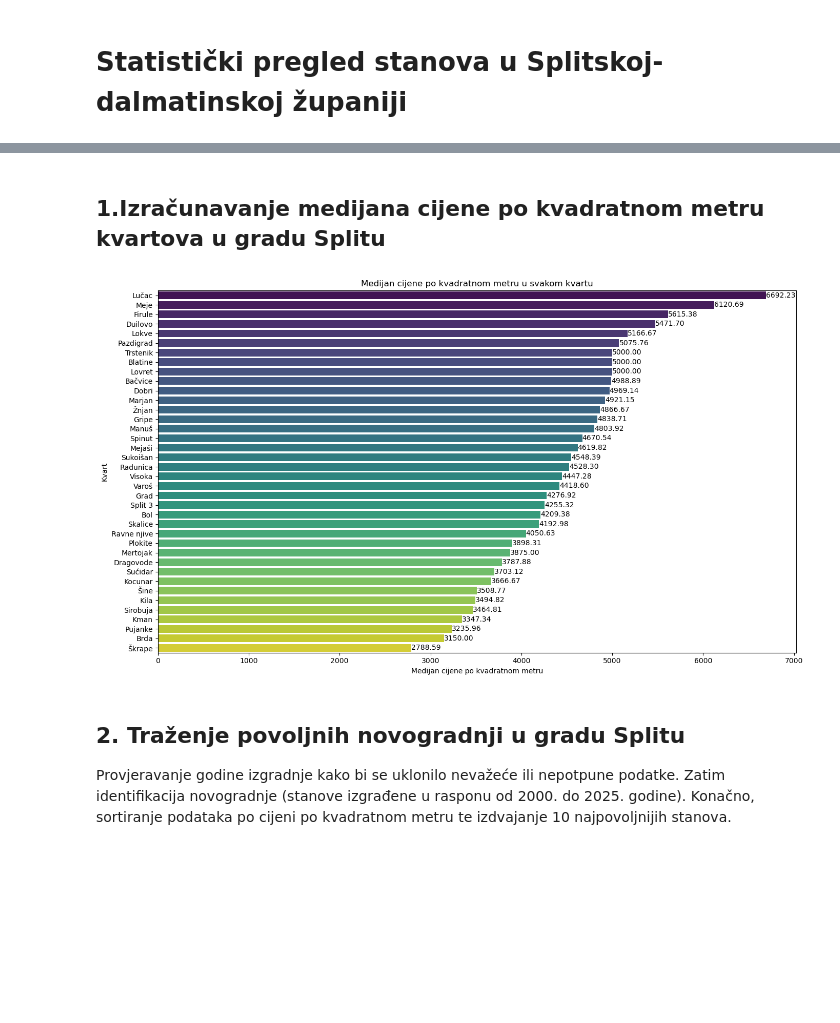
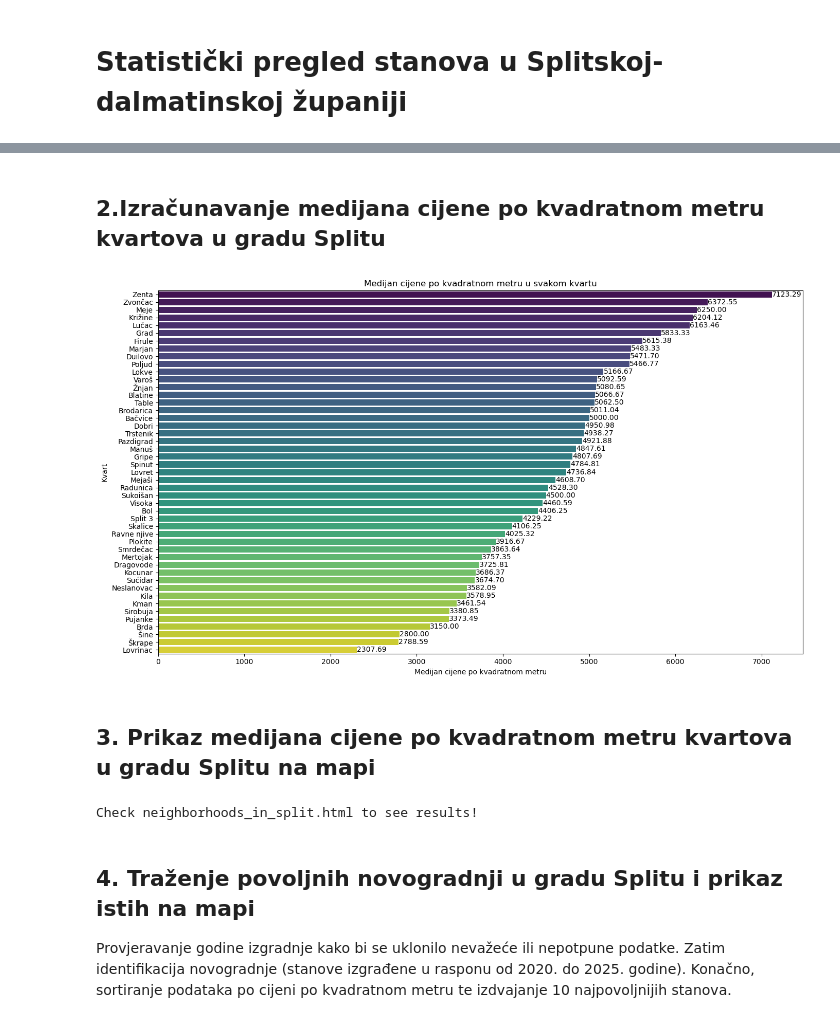
Before and after one commit to ikojun00/njuskalo-web-scraper, a Jupyter notebook: proba.ipynb, the cells around one changed output, grey strips where cells are left out. Drawn from its saved outputs; the diff is of its cells as text; code cells hidden in the pictures; blank space fills up the shorter version.

```diff
--- a/proba.ipynb
+++ b/proba.ipynb
@@ -25,14 +23,9 @@ na osi Y su nazivi županija. Grafički prikaz omogućuje usporedbu medijan cije
 # %%
 df['Price per sqm'] = df['Price'] / df['Living area']
-county_counts = df['County'].value_counts()
-
-valid_counties = county_counts[county_counts >= 100].index
-df_filtered = df[df['County'].isin(valid_counties)]
-
-median_price_per_sqm_county = df_filtered.groupby('County')['Price per sqm'].median().sort_values(ascending=False)
+median_price_per_sqm_county = df.groupby('County')['Price per sqm'].median().sort_values(ascending=False)
 
 plt.figure(figsize=(14, 8))
-sns.barplot(x=median_price_per_sqm_county.values, y=median_price_per_sqm_county.index, palette='viridis')
+sns.barplot(x=median_price_per_sqm_county.values, y=median_price_per_sqm_county.index, palette='rocket')
 for index, value in enumerate(median_price_per_sqm_county.values):
     plt.text(value, index, f'{value:.2f}', ha='left', va='center', color='black', fontsize=10)
 plt.xlabel('Medijan cijene po kvadratnom metru')
@@ -251,0 +247,13 @@ plt.show()
+# %%
+data = df[df['County'] == 'Splitsko-dalmatinska']
+median_price_per_sqm_city = data.groupby('City')['Price per sqm'].median().sort_values(ascending=False)
+
+plt.figure(figsize=(14, 8))
+sns.barplot(x=median_price_per_sqm_city.values, y=median_price_per_sqm_city.index, palette='rocket')
+for index, value in enumerate(median_price_per_sqm_city.values):
+    plt.text(value, index, f'{value:.2f}', ha='left', va='center', color='black', fontsize=10)
+plt.xlabel('Medijan cijene po kvadratnom metru')
+plt.ylabel('Grad')
+plt.title('Medijan cijene po kvadratnom metru u svakom gradu')
+plt.tight_layout()
+plt.show()
@@ -252,27 +262,57 @@ plt.show()
 # %% [markdown]
-## 1.Izračunavanje medijana cijene po kvadratnom metru kvartova u gradu Splitu
+## 2.Izračunavanje medijana cijene po kvadratnom metru kvartova u gradu Splitu
 # %%
 split_data = df[df['City'] == 'Split']
-neighborhood_counts = split_data['Neighborhood'].value_counts()
-
-valid_neighborhoods = neighborhood_counts[neighborhood_counts >= 5].index
-df_filtered = df[df['Neighborhood'].isin(valid_neighborhoods)]
-
-median_price_per_sqm_neighborhood = df_filtered.groupby('Neighborhood')['Price per sqm'].median().sort_values(ascending=False)
+median_price_per_sqm_neighborhood = split_data.groupby('Neighborhood')['Price per sqm'].median().sort_values(ascending=False)
 
 plt.figure(figsize=(14, 8))
 sns.barplot(x=median_price_per_sqm_neighborhood.values, y=median_price_per_sqm_neighborhood.index, palette='viridis')
 for index, value in enumerate(median_price_per_sqm_neighborhood.values):
     plt.text(value, index, f'{value:.2f}', ha='left', va='center', color='black', fontsize=10)
 plt.xlabel('Medijan cijene po kvadratnom metru')
 plt.ylabel('Kvart')
 plt.title('Medijan cijene po kvadratnom metru u svakom kvartu')
 plt.tight_layout()
 plt.show()
 # %% [output]
-[figure, old version]
+[figure, new version]
+# %% [markdown]
+## 3. Prikaz medijana cijene po kvadratnom metru kvartova u gradu Splitu na mapi
+# %%
+split_data = split_data[split_data['Latitude'] != 'Unknown']
+split_data = split_data[split_data['Longitude'] != 'Unknown']
+split_data['Latitude'] = split_data['Latitude'].astype(float)
+split_data['Longitude'] = split_data['Longitude'].astype(float)
+
+grouped = split_data.groupby('Neighborhood').agg({
+    'Latitude': 'median',
+    'Longitude': 'median',
+    'Price per sqm': 'median'
+}).reset_index()
+
+map = folium.Map(location=[43.5081, 16.4402], zoom_start=12)
+
+def get_marker_color(price):
+    if price > 4000:
+        return "red"
+    elif price > 3000:
+        return "orange"
+    else:
+        return "green"
+
+for idx, row in grouped.iterrows():
+    folium.Marker(
+        location=[row['Latitude'], row['Longitude']],
+        popup=f"Neighborhood: {row['Neighborhood']}<br>Median Price per sqm: {row['Price per sqm']}",
+        icon=folium.Icon(color=get_marker_color(row['Price per sqm']))
+    ).add_to(map)
+
+map.save("neighborhoods_in_split.html")
+print("Check neighborhoods_in_split.html to see results!")
+# %% [output]
+Check neighborhoods_in_split.html to see results!
 # %% [markdown]
-## 2. Traženje povoljnih novogradnji u gradu Splitu
+## 4. Traženje povoljnih novogradnji u gradu Splitu i prikaz istih na mapi
 
-Provjeravanje godine izgradnje kako bi se uklonilo nevažeće ili nepotpune podatke. Zatim identifikacija novogradnje (stanove izgrađene u rasponu od 2000. do 2025. godine). Konačno, sortiranje podataka po cijeni po kvadratnom metru te izdvajanje 10 najpovoljnijih stanova.
+Provjeravanje godine izgradnje kako bi se uklonilo nevažeće ili nepotpune podatke. Zatim identifikacija novogradnje (stanove izgrađene u rasponu od 2020. do 2025. godine). Konačno, sortiranje podataka po cijeni po kvadratnom metru te izdvajanje 10 najpovoljnijih stanova.
 # %%
```
Also changed, not shown: parts of 14 cells of this notebook.
